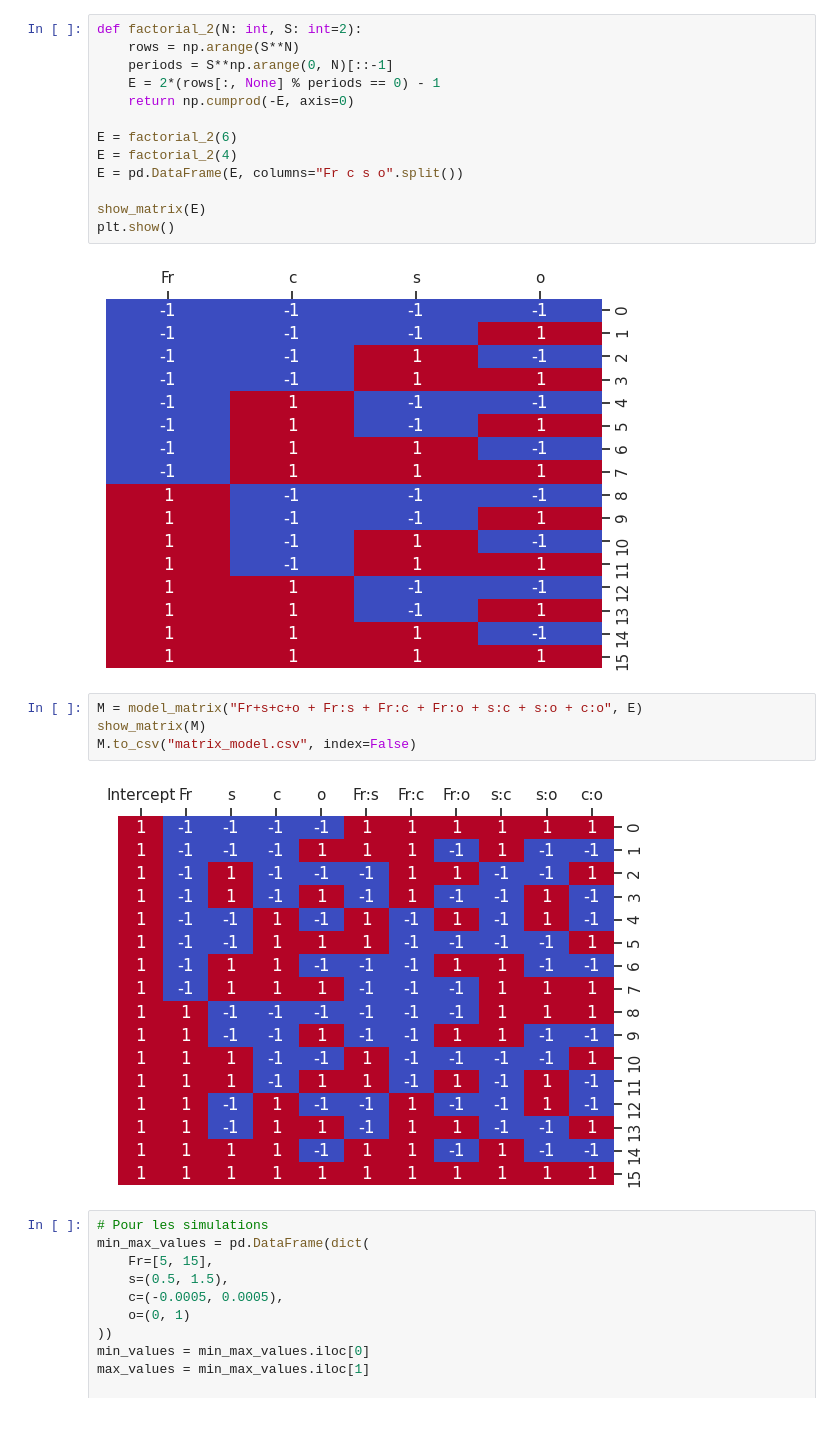
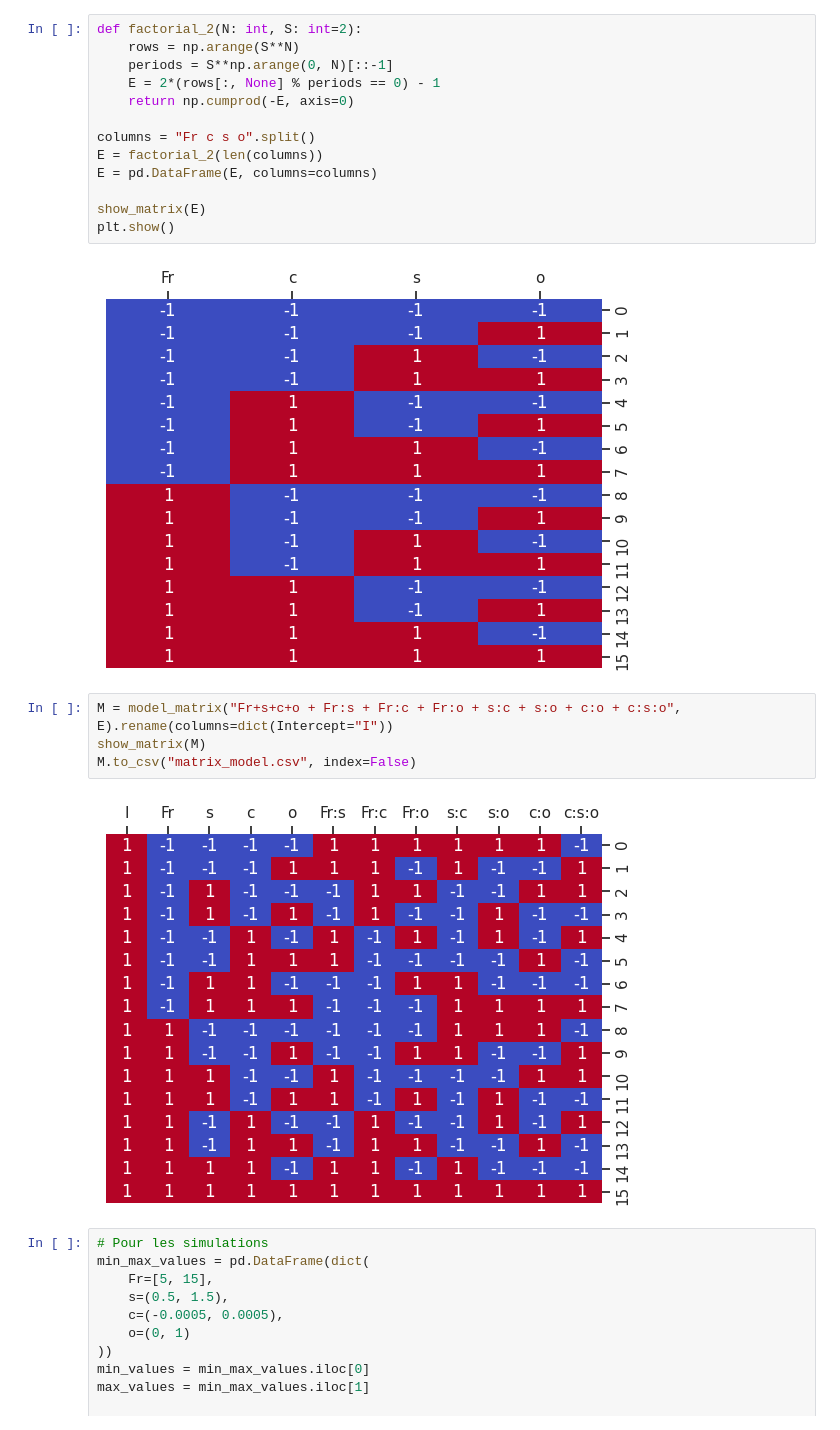
Before and after one commit to giboul/DoE_project, a Jupyter notebook: doe-project.ipynb, the cells around one changed output. Drawn from its saved outputs; the diff is of its cells as text.

```diff
--- a/doe-project.ipynb
+++ b/doe-project.ipynb
@@ -19,20 +19,20 @@ def factorial_2(N: int, S: int=2):
     E = 2*(rows[:, None] % periods == 0) - 1
     return np.cumprod(-E, axis=0)
 
-E = factorial_2(6)
-E = factorial_2(4)
-E = pd.DataFrame(E, columns="Fr c s o".split())
+columns = "Fr c s o".split()
+E = factorial_2(len(columns))
+E = pd.DataFrame(E, columns=columns)
 
 show_matrix(E)
 plt.show()
 # %% [output]
 [figure]
 # %%
-M = model_matrix("Fr+s+c+o + Fr:s + Fr:c + Fr:o + s:c + s:o + c:o", E)
+M = model_matrix("Fr+s+c+o + Fr:s + Fr:c + Fr:o + s:c + s:o + c:o + c:s:o", E).rename(columns=dict(Intercept="I"))
 show_matrix(M)
 M.to_csv("matrix_model.csv", index=False)
 # %% [output]
-[figure, old version]
+[figure, new version]
 # %%
 # Pour les simulations
 min_max_values = pd.DataFrame(dict(
```
Also changed, not shown: 5 other files.
